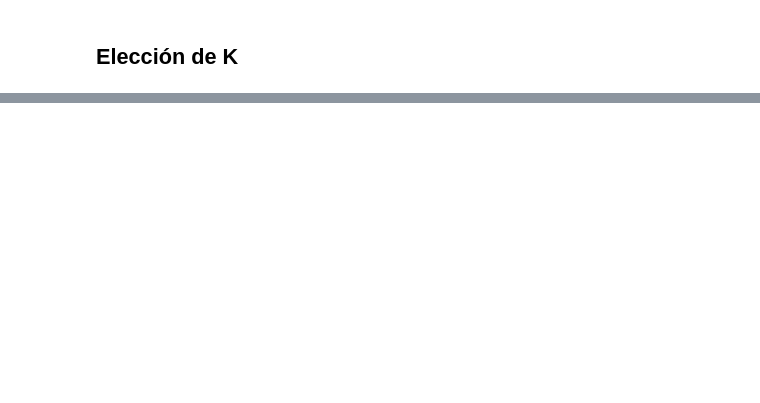
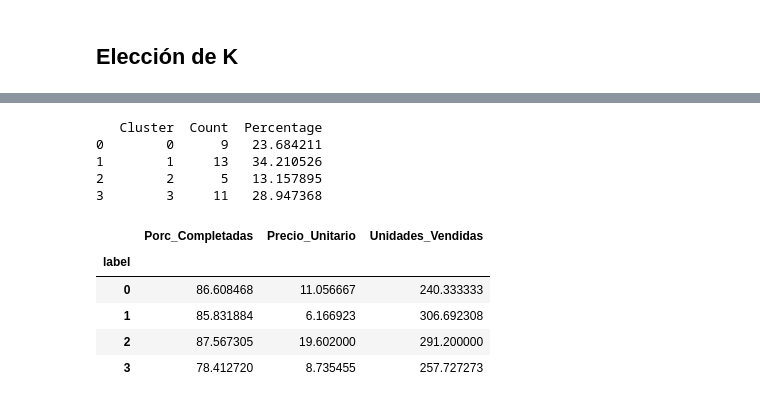
Before and after one commit to Polito9/Sales-Pattern-Analysis, a Jupyter notebook: notebooks/Clustering.ipynb, the cells around one changed output, grey strips where cells are left out. Cells and saved outputs as stored; diff of their text form; code cells hidden in the pictures; blank space fills up the shorter version.

```diff
--- a/notebooks/Clustering.ipynb
+++ b/notebooks/Clustering.ipynb
@@ -255,0 +311,36 @@ plt.show()
+# %%
+selected_k = 4
+
+k_means_model = KMeans(n_clusters=selected_k, random_state=42, n_init='auto')
+k_means_model.fit(X_prod_scaled)
+
+df_labels = resumen_productos.copy()
+df_labels['label'] = k_means_model.labels_
+
+cluster_counts = df_labels['label'].value_counts().sort_index()
+cluster_percentages = df_labels['label'].value_counts(normalize=True).sort_index() * 100
+
+cluster_summary = pd.DataFrame({
+    'Cluster': cluster_counts.index,
+    'Count': cluster_counts.values,
+    'Percentage': cluster_percentages.values
+})
+
+print(cluster_summary.to_string())
+# %% [output]
+   Cluster  Count  Percentage
+0        0      9   23.684211
+1        1     13   34.210526
+2        2      5   13.157895
+3        3     11   28.947368
+# %%
+cluster_means_original = df_labels.groupby('label')[used_cols].mean()
+
+cluster_means_original
+# %% [output]
+|  | Porc_Completadas | Precio_Unitario | Unidades_Vendidas |
+| label |  |  |  |
+| 0 | 86.608468 | 11.056667 | 240.333333 |
+| 1 | 85.831884 | 6.166923 | 306.692308 |
+| 2 | 87.567305 | 19.602000 | 291.200000 |
+| 3 | 78.412720 | 8.735455 | 257.727273 |
```
Also changed, not shown: parts of 9 cells of this notebook.
